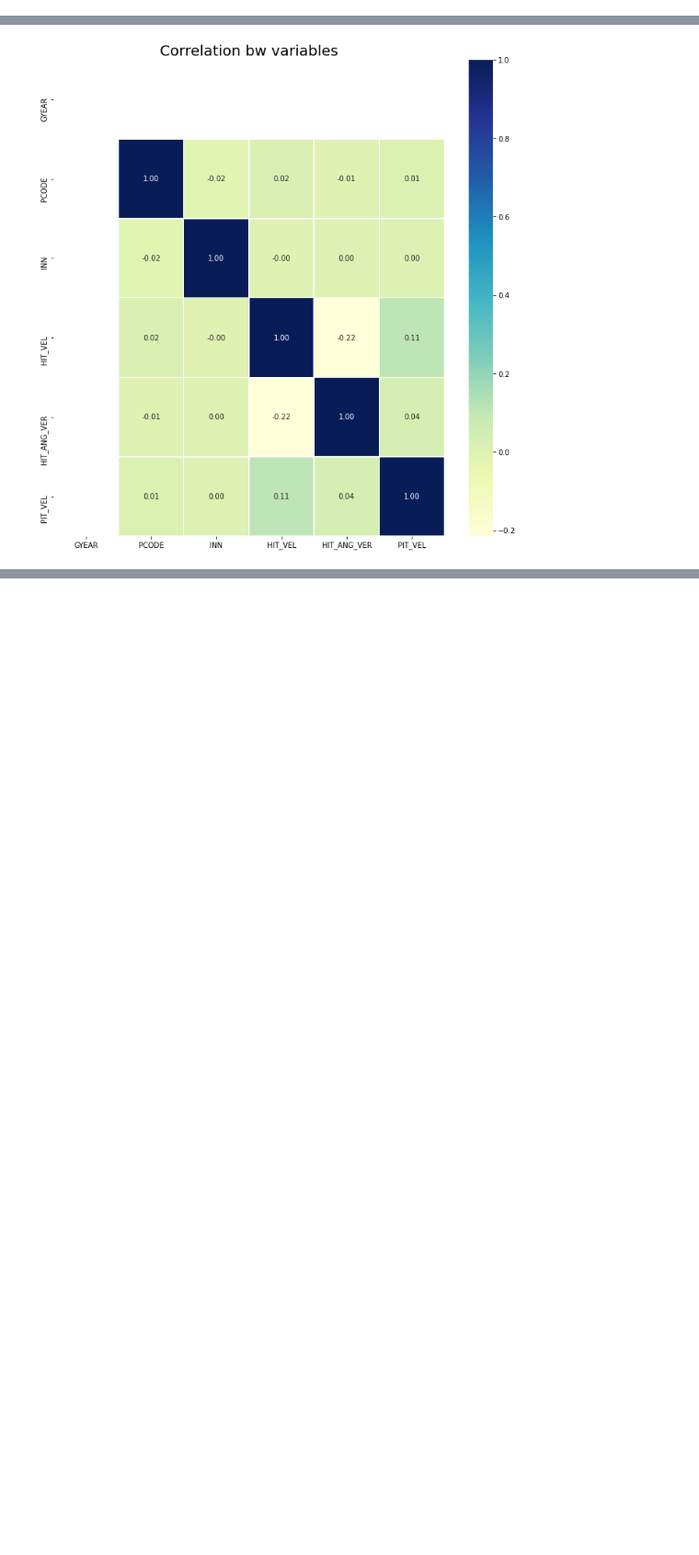
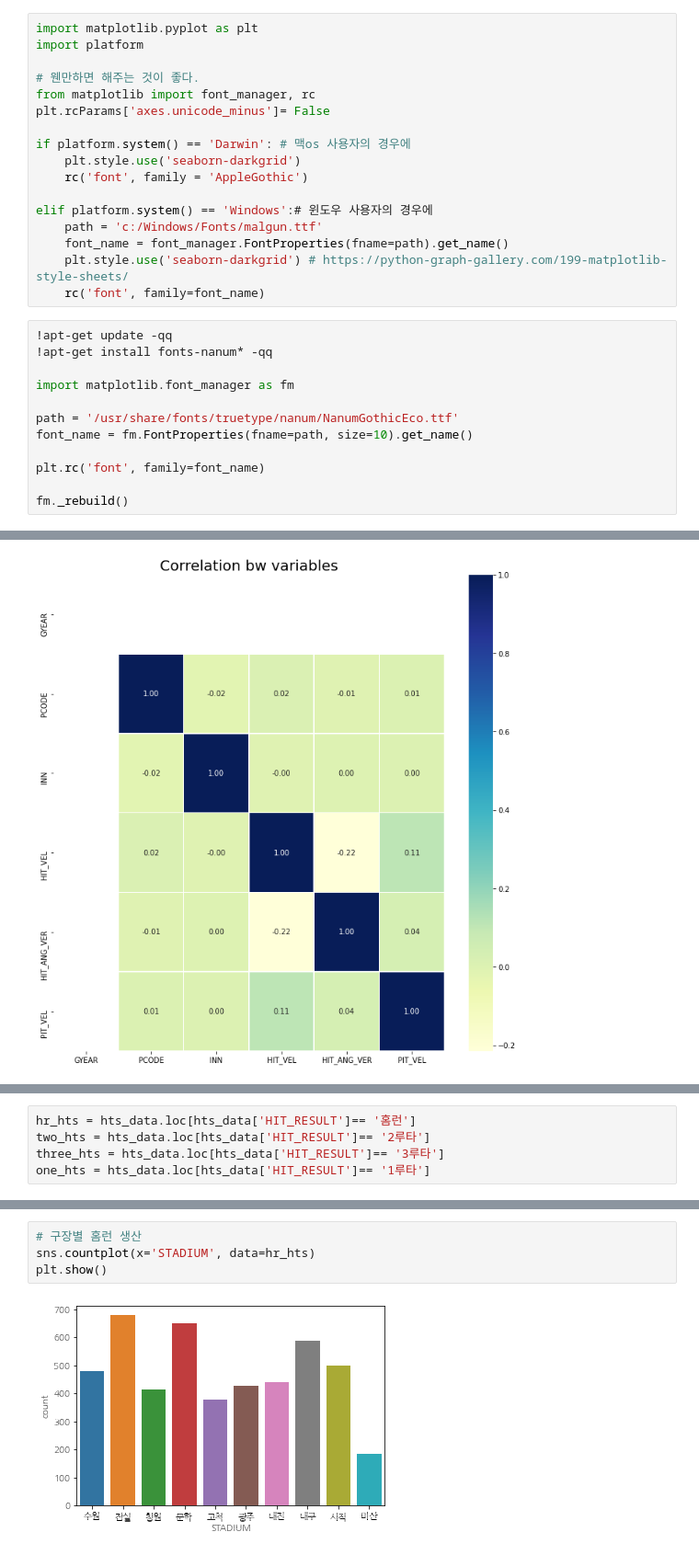
Before and after one commit to KimGriezmann/Bigcontest_2021, a Jupyter notebook: working_space_JaeHong/EDA_hts.ipynb, the cells around one changed output, grey strips where cells are left out. Shown at 92% size. Drawn from its saved outputs; the diff is of its cells as text; blank space fills up the shorter version.

```diff
--- a/working_space_JaeHong/EDA_hts.ipynb
+++ b/working_space_JaeHong/EDA_hts.ipynb
@@ -8,3 +11,32 @@ import seaborn as sns
+# %%
+import matplotlib.pyplot as plt
+import platform
+
+# 웬만하면 해주는 것이 좋다.
+from matplotlib import font_manager, rc
+plt.rcParams['axes.unicode_minus']= False
+
+if platform.system() == 'Darwin': # 맥os 사용자의 경우에
+    plt.style.use('seaborn-darkgrid')
+    rc('font', family = 'AppleGothic')
+
+elif platform.system() == 'Windows':# 윈도우 사용자의 경우에
+    path = 'c:/Windows/Fonts/malgun.ttf'
+    font_name = font_manager.FontProperties(fname=path).get_name()
+    plt.style.use('seaborn-darkgrid') # https://python-graph-gallery.com/199-matplotlib-style-sheets/
+    rc('font', family=font_name)
+# %%
+!apt-get update -qq
+!apt-get install fonts-nanum* -qq
+
+import matplotlib.font_manager as fm
+
+path = '/usr/share/fonts/truetype/nanum/NanumGothicEco.ttf'
+font_name = fm.FontProperties(fname=path, size=10).get_name()
+
+plt.rc('font', family=font_name)
+
+fm._rebuild()
 # %%
 from google.colab import drive
 drive.mount('/gdrive', force_remount=True)
@@ -104,0 +115,5 @@ plt.show()
+# %%
+hr_hts = hts_data.loc[hts_data['HIT_RESULT']== '홈런']
+two_hts = hts_data.loc[hts_data['HIT_RESULT']== '2루타']
+three_hts = hts_data.loc[hts_data['HIT_RESULT']== '3루타']
+one_hts = hts_data.loc[hts_data['HIT_RESULT']== '1루타']
@@ -104,0 +152,6 @@ plt.show()
+# %%
+# 구장별 홈런 생산
+sns.countplot(x='STADIUM', data=hr_hts)
+plt.show()
+# %% [output]
+[figure, added]
```
Also changed, not shown: parts of 18 cells of this notebook.
